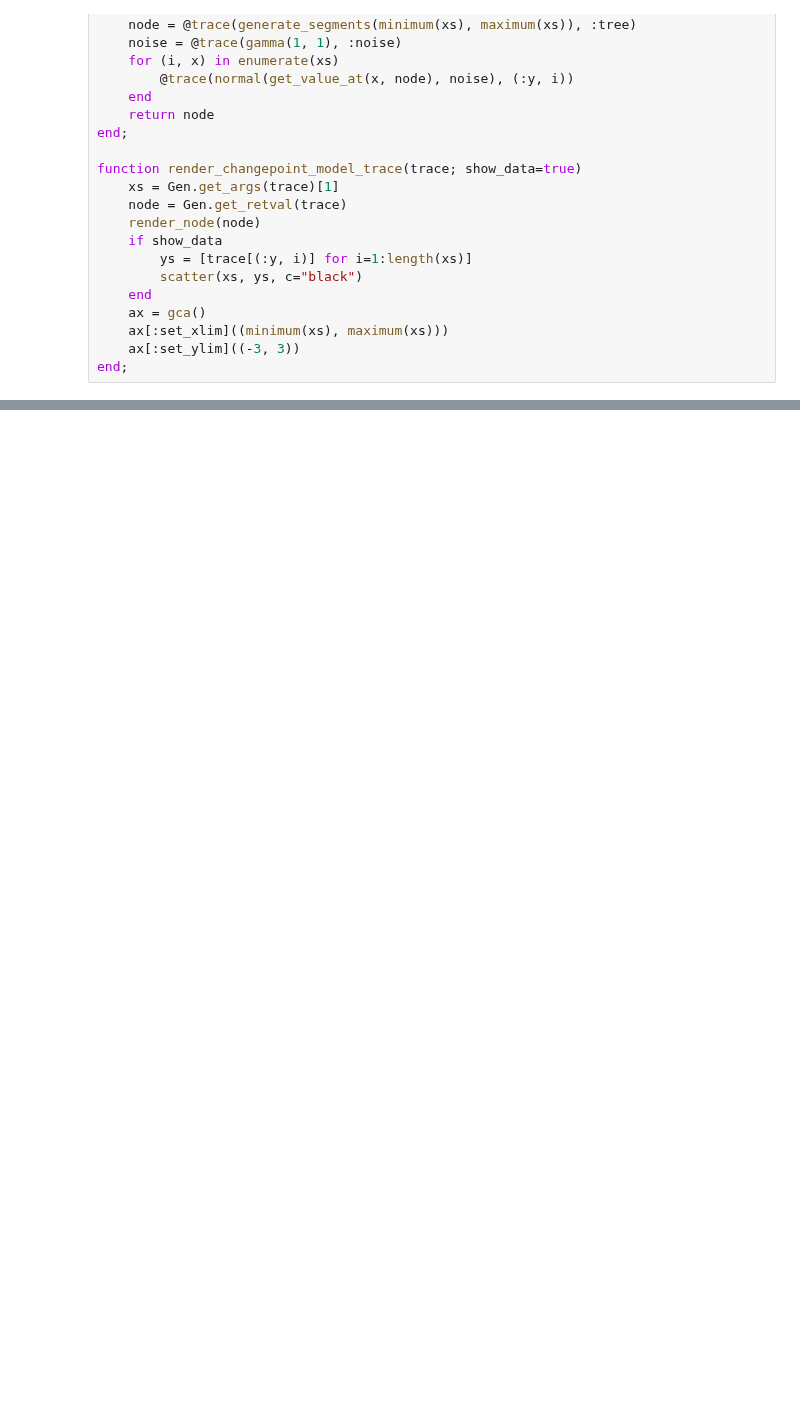
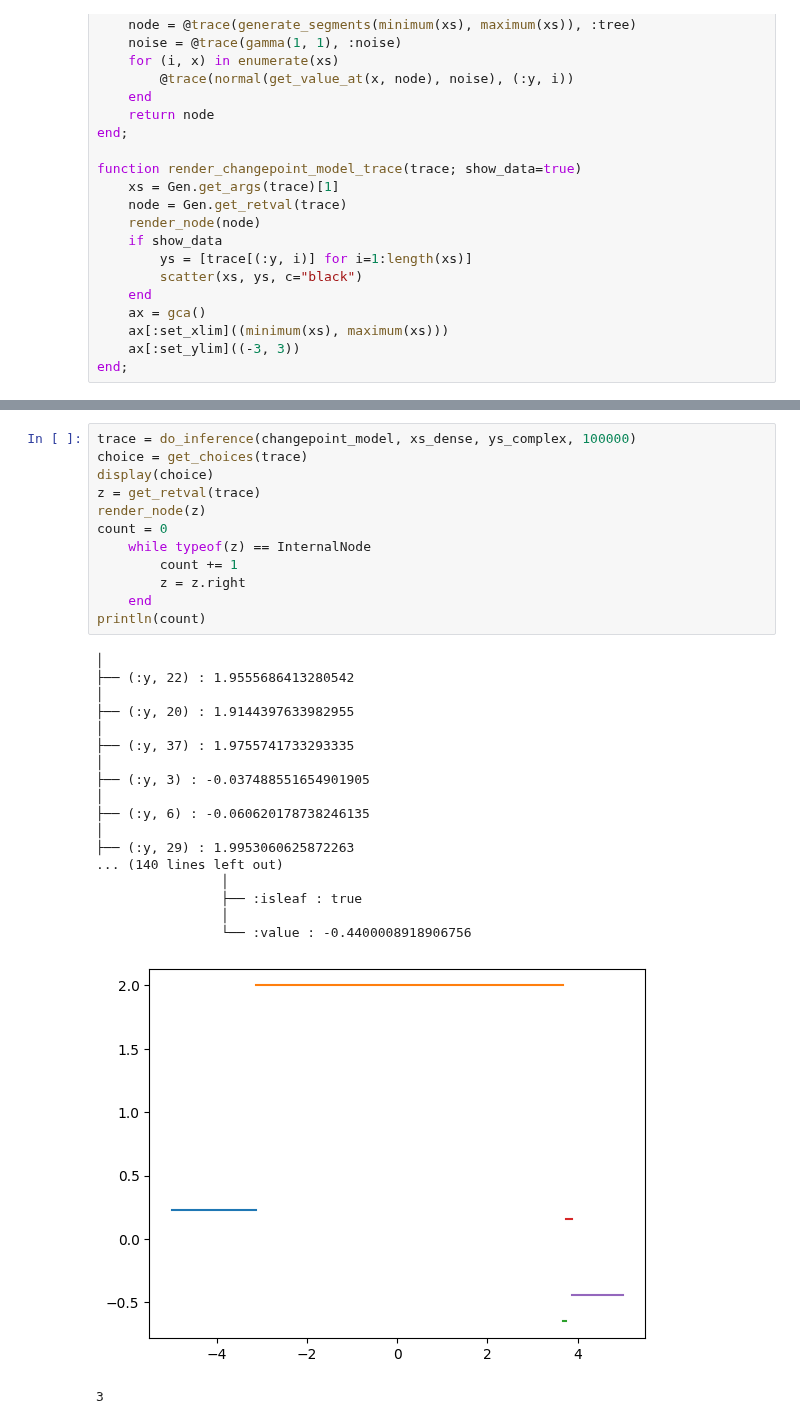
Before and after one commit to jberezow/RJMCMC, a Jupyter notebook: ModellingInGen.ipynb, the cells around one changed output, grey strips where cells are left out. Saved outputs shown, nothing was run; the diff lists cells and outputs as text; blank space fills up the shorter version.

```diff
--- a/ModellingInGen.ipynb
+++ b/ModellingInGen.ipynb
@@ -554,0 +574,32 @@ ErrorException: type DynamicDSLTrace has no field left
+# %%
+trace = do_inference(changepoint_model, xs_dense, ys_complex, 100000)
+choice = get_choices(trace)
+display(choice)
+z = get_retval(trace)
+render_node(z)
+count = 0
+    while typeof(z) == InternalNode
+        count += 1
+        z = z.right
+    end
+println(count)
+# %% [output]
+│
+├── (:y, 22) : 1.9555686413280542
+│
+├── (:y, 20) : 1.9144397633982955
+│
+├── (:y, 37) : 1.9755741733293335
+│
+├── (:y, 3) : -0.037488551654901905
+│
+├── (:y, 6) : -0.060620178738246135
+│
+├── (:y, 29) : 1.9953060625872263
+... (140 lines left out)
+                │
+                ├── :isleaf : true
+                │
+                └── :value : -0.4400008918906756
+[figure, added]
+3
```
Also changed, not shown: parts of 19 cells of this notebook.
